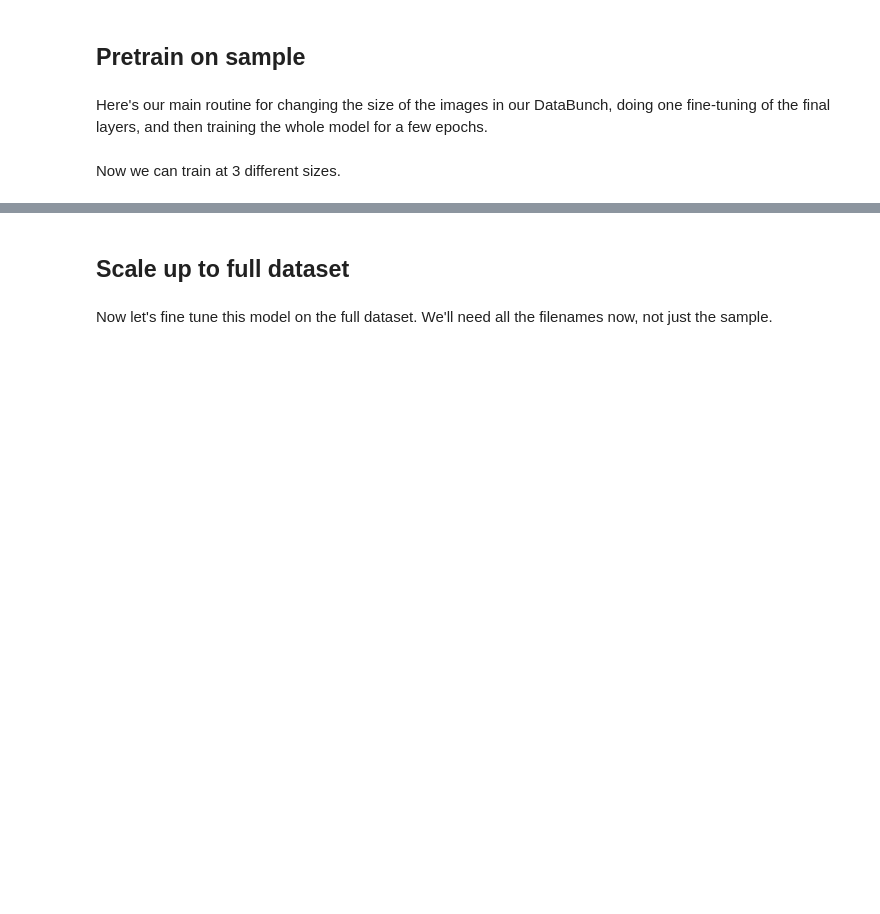
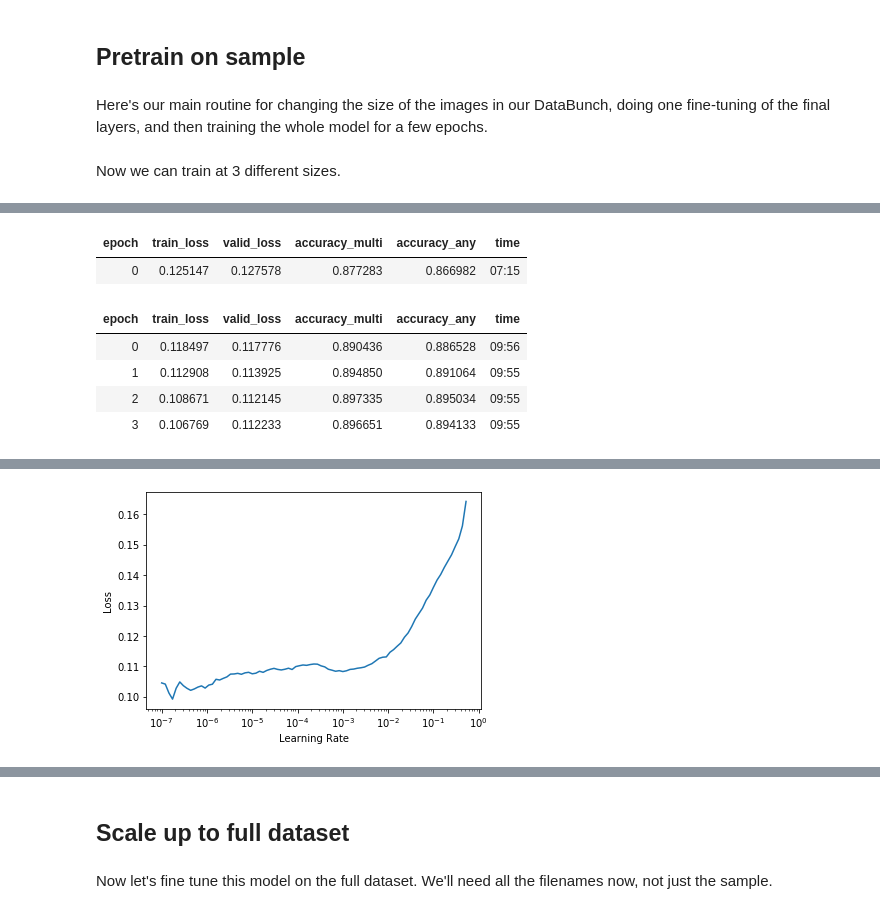
Before and after one commit to ltirrell/rsna-intracranial-hemorrhage-detection, a Jupyter notebook: notebooks/ltirrell/fastai-v2-forked-from-jhoward--submission.ipynb, the cells around one changed output, grey strips where cells are left out. Cells and saved outputs as stored; diff of their text form; code cells hidden in the pictures; blank space fills up the shorter version.

```diff
--- a/notebooks/ltirrell/fastai-v2-forked-from-jhoward--submission.ipynb
+++ b/notebooks/ltirrell/fastai-v2-forked-from-jhoward--submission.ipynb
@@ -145,12 +166,12 @@ Leslie Smith's famous LR finder will give us a reasonable learning rate suggesti
 Here's our main routine for changing the size of the images in our DataBunch, doing one fine-tuning of the final layers, and then training the whole model for a few epochs.
 # %%
 cbs = []
-def do_fit(bs,sz,epochs,lr, freeze=True):
+def do_fit(bs,sz,epochs,lr, freeze=True,epochs_frozen=1):
     learn.dbunch = get_data(bs, sz)
     if freeze:
         if learn.opt is not None: learn.opt.clear_state()
         learn.freeze()
-        learn.fit_one_cycle(1, slice(lr), cbs=cbs)
+        learn.fit_one_cycle(epochs_frozen, slice(lr), cbs=cbs)
     learn.unfreeze()
     learn.fit_one_cycle(epochs, slice(lr), cbs=cbs)
 # %% [markdown]
@@ -161,3 +195,12 @@ Now we can train at 3 different sizes.
 # %%
-# do_fit(128, 160, 3, 1e-3)
-# learn.save('initial-160-bs128ep3')
+do_fit(128, 160, 4, 1e-3)
+learn.save('initial-160-bs128ep1,4')
+learn.lr_find()
+# %% [output]
+| epoch | train_loss | valid_loss | accuracy_multi | accuracy_any | time |
+| 0 | 0.125147 | 0.127578 | 0.877283 | 0.866982 | 07:15 |
+| epoch | train_loss | valid_loss | accuracy_multi | accuracy_any | time |
+| 0 | 0.118497 | 0.117776 | 0.890436 | 0.886528 | 09:56 |
+| 1 | 0.112908 | 0.113925 | 0.894850 | 0.891064 | 09:55 |
+| 2 | 0.108671 | 0.112145 | 0.897335 | 0.895034 | 09:55 |
+| 3 | 0.106769 | 0.112233 | 0.896651 | 0.894133 | 09:55 |
@@ -164 +208,2 @@ Now we can train at 3 different sizes.
+[figure, added]
 # %%
```
Also changed, not shown: parts of 43 cells of this notebook.
